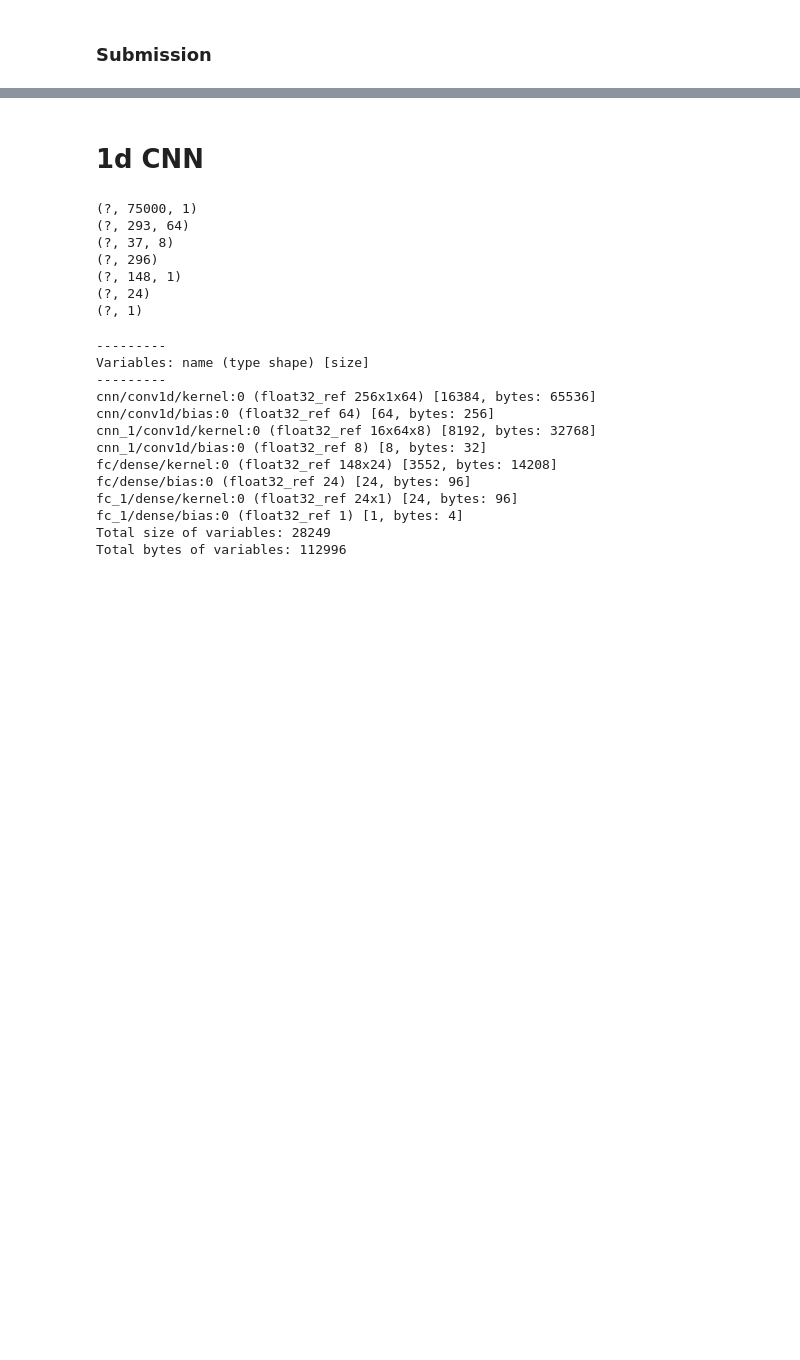
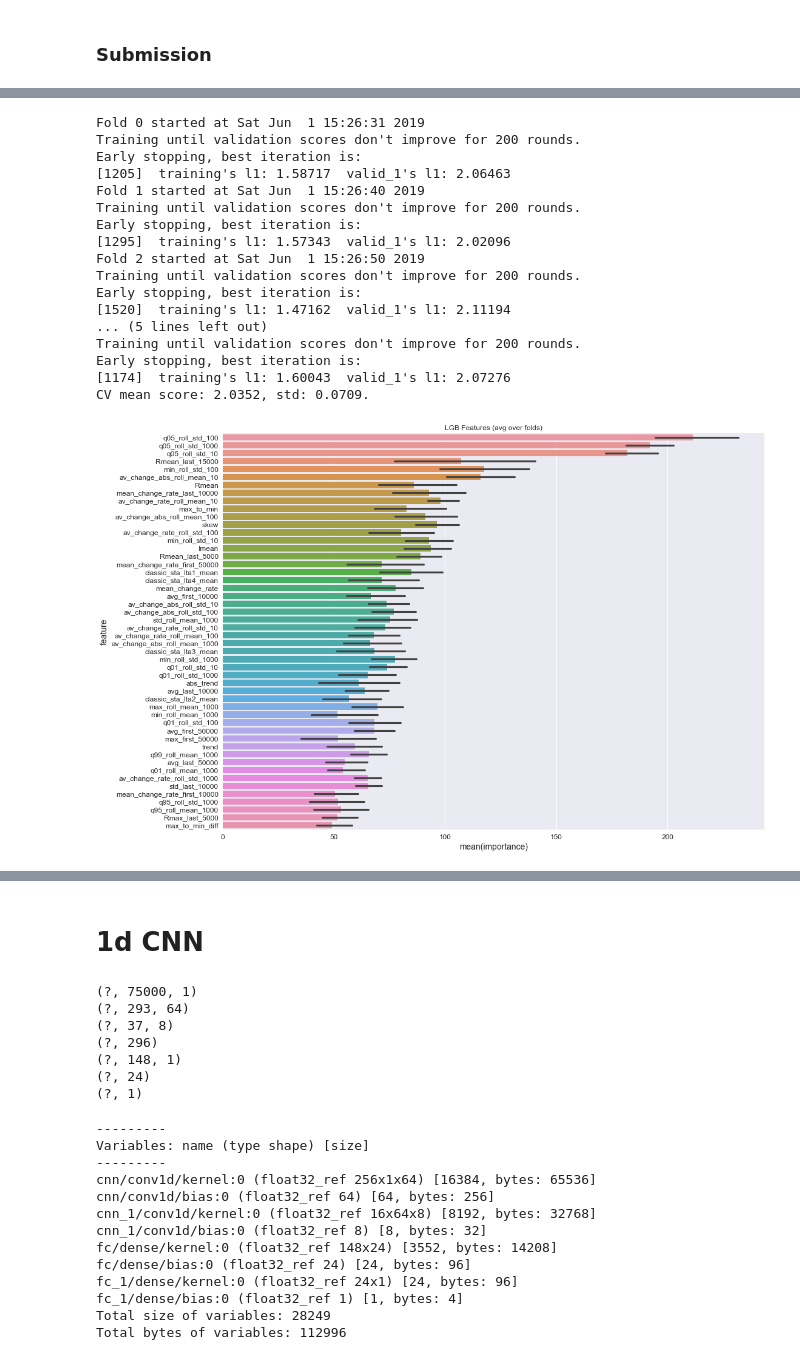
Before and after one commit to benjamin-assel/Deep-learning, a Jupyter notebook: LANL Earthquake Prediction/Earthquake chalenge.ipynb, the cells around one changed output, grey strips where cells are left out. Drawn from its saved outputs; the diff is of its cells as text; code cells hidden in the pictures; blank space fills up the shorter version.

```diff
--- a/LANL Earthquake Prediction/Earthquake chalenge.ipynb
+++ b/LANL Earthquake Prediction/Earthquake chalenge.ipynb
@@ -518,2 +261,0 @@ test_X.shape
-# %%
-X_test = scaler.fit_transform(test_X)
@@ -1294,0 +1066,13 @@ submission.to_csv('predictions/submission_04.csv',index=True)
+# %%
+train_X = pd.read_csv("train_test/train_X_04.csv")
+train_y = pd.read_csv("train_test/train_y.csv")
+test_X = pd.read_csv("train_test/test_X_04.csv")
+# %%
+from sklearn.preprocessing import StandardScaler
+
+scaler = StandardScaler()
+scaler.fit(train_X)
+
+X_train_scaled = pd.DataFrame(scaler.transform(train_X), columns=train_X.columns)
+X_test_scaled = pd.DataFrame(scaler.transform(test_X), columns=test_X.columns)
+y_tr = train_y
@@ -1294,0 +1164,36 @@ submission.to_csv('predictions/submission_04.csv',index=True)
+# %%
+params = {'num_leaves': 24, #128,
+          'min_data_in_leaf': 80, #79,
+          'objective': 'huber',
+          'max_depth': -1,
+          'learning_rate': 0.01,
+          "boosting": "gbdt",
+          "bagging_freq": 5,
+          "bagging_fraction": 0.81,
+          "bagging_seed": 11,
+          "metric": 'mae',
+          "verbosity": -1,
+          'reg_alpha': 0.13,
+          'reg_lambda': 0.36
+         }
+oof_lgb, prediction_lgb, feature_importance = train_model(params=params, model_type='lgb',
+                                                          plot_feature_importance=True)
+# %% [output]
+Fold 0 started at Sat Jun  1 15:26:31 2019
+Training until validation scores don't improve for 200 rounds.
+Early stopping, best iteration is:
+[1205]  training's l1: 1.58717  valid_1's l1: 2.06463
+Fold 1 started at Sat Jun  1 15:26:40 2019
+Training until validation scores don't improve for 200 rounds.
+Early stopping, best iteration is:
+[1295]  training's l1: 1.57343  valid_1's l1: 2.02096
+Fold 2 started at Sat Jun  1 15:26:50 2019
+Training until validation scores don't improve for 200 rounds.
+Early stopping, best iteration is:
+[1520]  training's l1: 1.47162  valid_1's l1: 2.11194
+... (5 lines left out)
+Training until validation scores don't improve for 200 rounds.
+Early stopping, best iteration is:
+[1174]  training's l1: 1.60043  valid_1's l1: 2.07276
+CV mean score: 2.0352, std: 0.0709.
+[figure, added]
```
Also changed, not shown: parts of 69 cells of this notebook.
